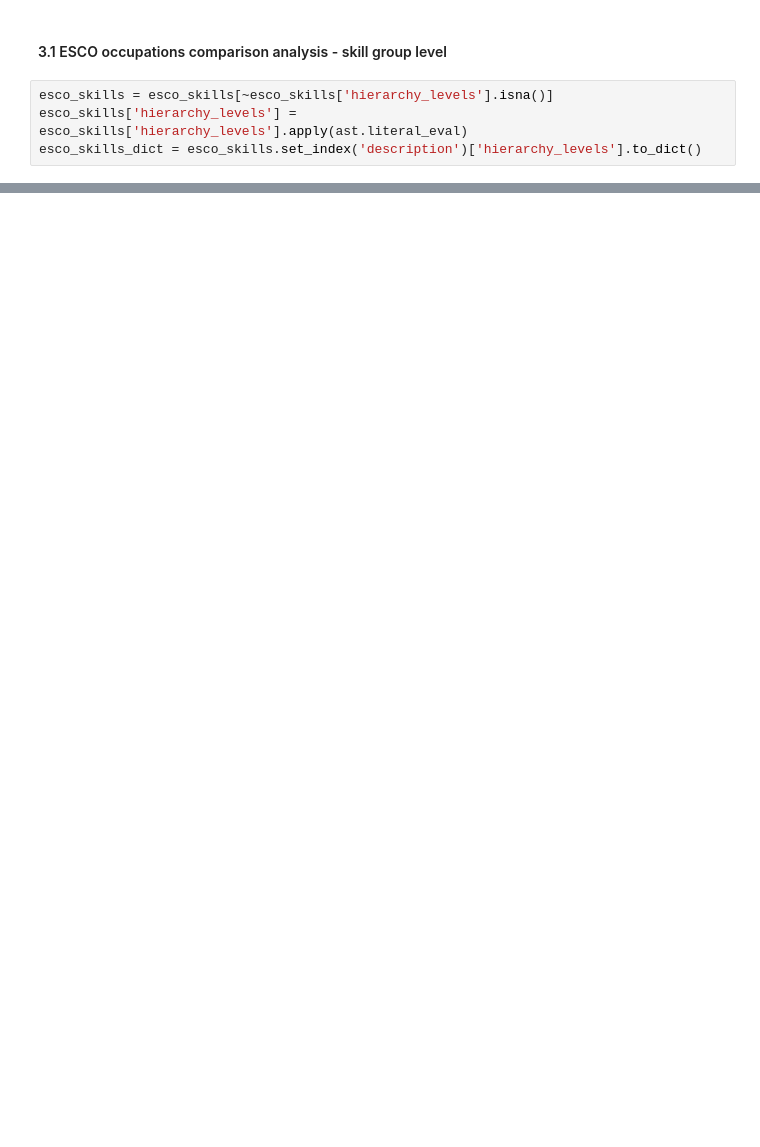
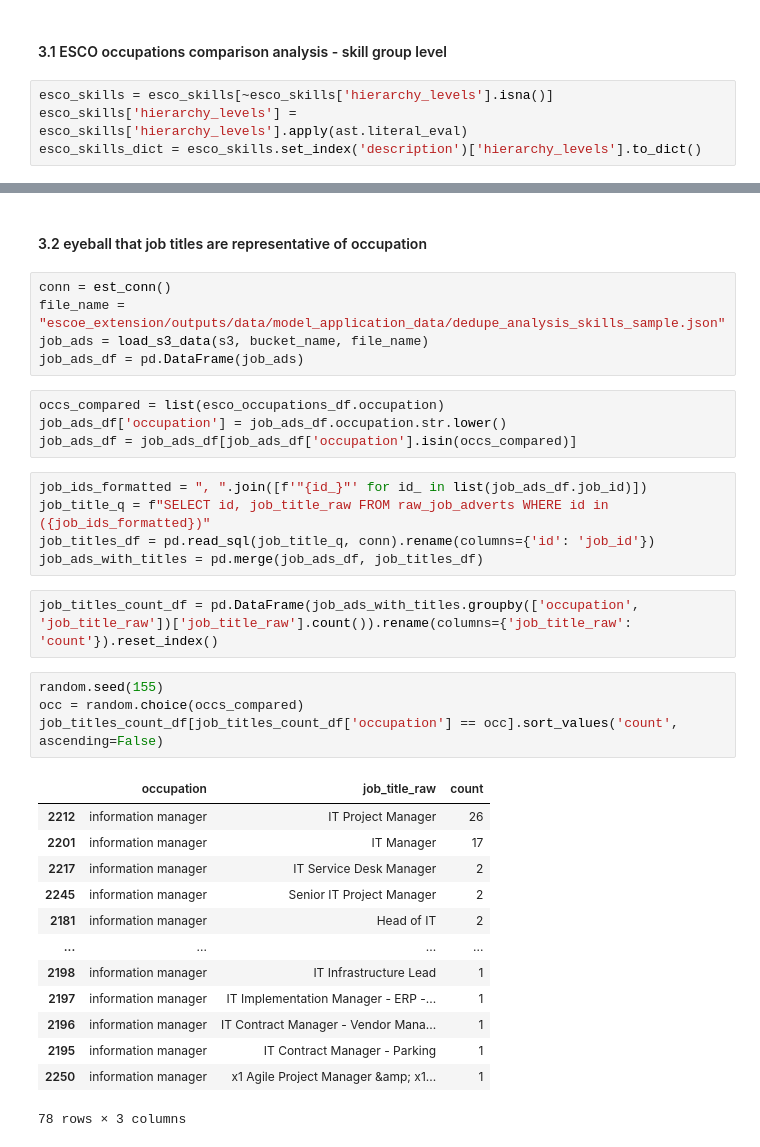
Before and after one commit to nestauk/ojd_daps_skills, a Jupyter notebook: ojd_daps_skills/analysis/OJO/evaluation_analysis.ipynb, the cells around one changed output, grey strips where cells are left out. Drawn from its saved outputs; the diff is of its cells as text; blank space fills up the shorter version.

Commit message:
update evaluation analysis and readme

```diff
--- a/ojd_daps_skills/analysis/OJO/evaluation_analysis.ipynb
+++ b/ojd_daps_skills/analysis/OJO/evaluation_analysis.ipynb
@@ -201,0 +203,36 @@ the occupation with the least amount of skill level group overlap is personal tr
+# %% [markdown]
+#### 3.2 eyeball that job titles are representative of occupation
+# %%
+conn = est_conn()
+file_name = "escoe_extension/outputs/data/model_application_data/dedupe_analysis_skills_sample.json"
+job_ads = load_s3_data(s3, bucket_name, file_name)
+job_ads_df = pd.DataFrame(job_ads)
+# %%
+occs_compared = list(esco_occupations_df.occupation)
+job_ads_df['occupation'] = job_ads_df.occupation.str.lower()
+job_ads_df = job_ads_df[job_ads_df['occupation'].isin(occs_compared)]
+# %%
+job_ids_formatted = ", ".join([f'"{id_}"' for id_ in list(job_ads_df.job_id)])
+job_title_q = f"SELECT id, job_title_raw FROM raw_job_adverts WHERE id in ({job_ids_formatted})"
+job_titles_df = pd.read_sql(job_title_q, conn).rename(columns={'id': 'job_id'})
+job_ads_with_titles = pd.merge(job_ads_df, job_titles_df)
+# %%
+job_titles_count_df = pd.DataFrame(job_ads_with_titles.groupby(['occupation', 'job_title_raw'])['job_title_raw'].count()).rename(columns={'job_title_raw': 'count'}).reset_index()
+# %%
+random.seed(155)
+occ = random.choice(occs_compared)
+job_titles_count_df[job_titles_count_df['occupation'] == occ].sort_values('count', ascending=False)
+# %% [output]
+|  | occupation | job_title_raw | count |
+| 2212 | information manager | IT Project Manager | 26 |
+| 2201 | information manager | IT Manager | 17 |
+| 2217 | information manager | IT Service Desk Manager | 2 |
+| 2245 | information manager | Senior IT Project Manager | 2 |
+| 2181 | information manager | Head of IT | 2 |
+| ... | ... | ... | ... |
+| 2198 | information manager | IT Infrastructure Lead | 1 |
+| 2197 | information manager | IT Implementation Manager - ERP -... | 1 |
+| 2196 | information manager | IT Contract Manager - Vendor Mana... | 1 |
+| 2195 | information manager | IT Contract Manager - Parking | 1 |
+| 2250 | information manager | x1 Agile Project Manager &amp; x1... | 1 |
+78 rows × 3 columns
```
Also changed, not shown: parts of 18 cells of this notebook, 2 other files.
